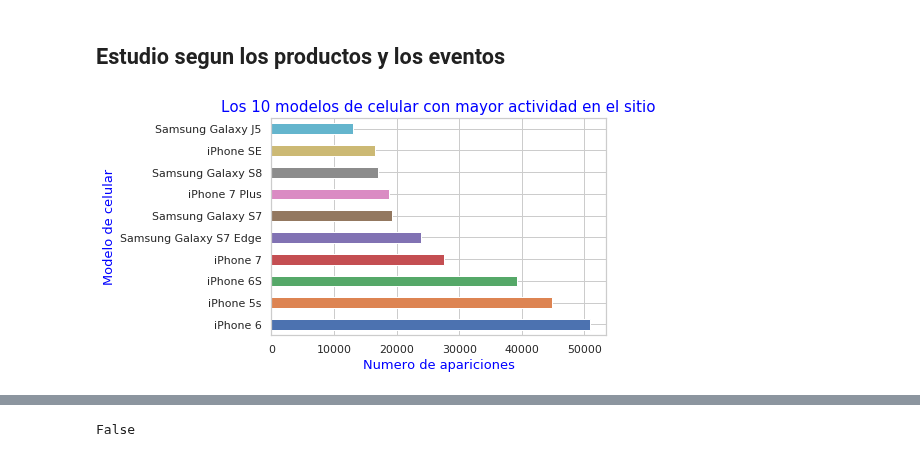
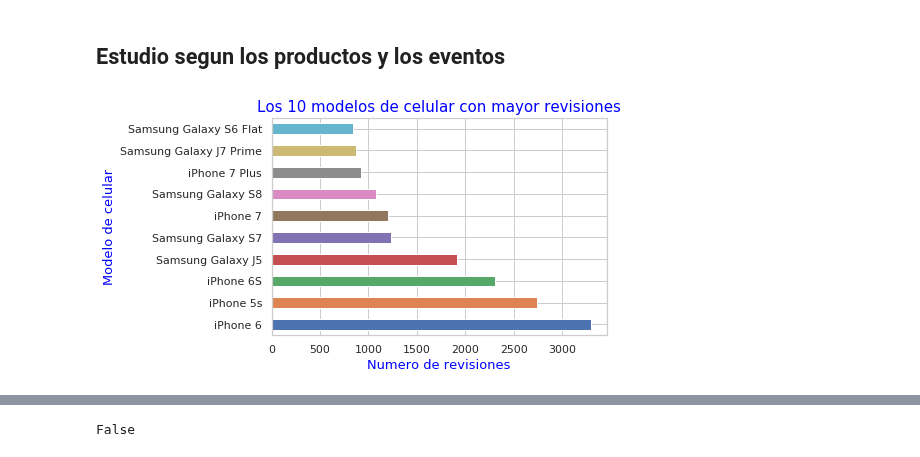
Before and after one commit to Blaz77/DatosReloaded, a Jupyter notebook: TP1/Exploracion_Trocafone.ipynb, the cells around one changed output, grey strips where cells are left out. Drawn from its saved outputs; the diff is of its cells as text; code cells hidden in the pictures.

Commit message:
agrego graficos de ranking celulares con mas checkouts y las resoluciones mas vistas

```diff
--- a/TP1/Exploracion_Trocafone.ipynb
+++ b/TP1/Exploracion_Trocafone.ipynb
@@ -85,9 +85,10 @@ False
 # %%
 #Modelos de cel que mas aparecen
 modelsData = trocafoneData[trocafoneData['model'] != 'Nan']
+modelsData = modelsData[modelsData['event'] == 'checkout']
 modelsPlot = modelsData['model'].value_counts().head(10).plot(kind = 'barh');
-modelsPlot.set_title('Los 10 modelos de celular con mayor actividad en el sitio', fontsize = 15, color = 'blue')
-modelsPlot.set_xlabel('Numero de apariciones', color = 'blue', fontsize = 13)
+modelsPlot.set_title('Los 10 modelos de celular con mayor revisiones', fontsize = 15, color = 'blue')
+modelsPlot.set_xlabel('Numero de revisiones', color = 'blue', fontsize = 13)
 modelsPlot.set_ylabel('Modelo de celular', color = 'blue', fontsize = 13);
 # %% [output]
-[figure, old version]
+[figure, new version]
```
Also changed, not shown: parts of 10 cells of this notebook.
